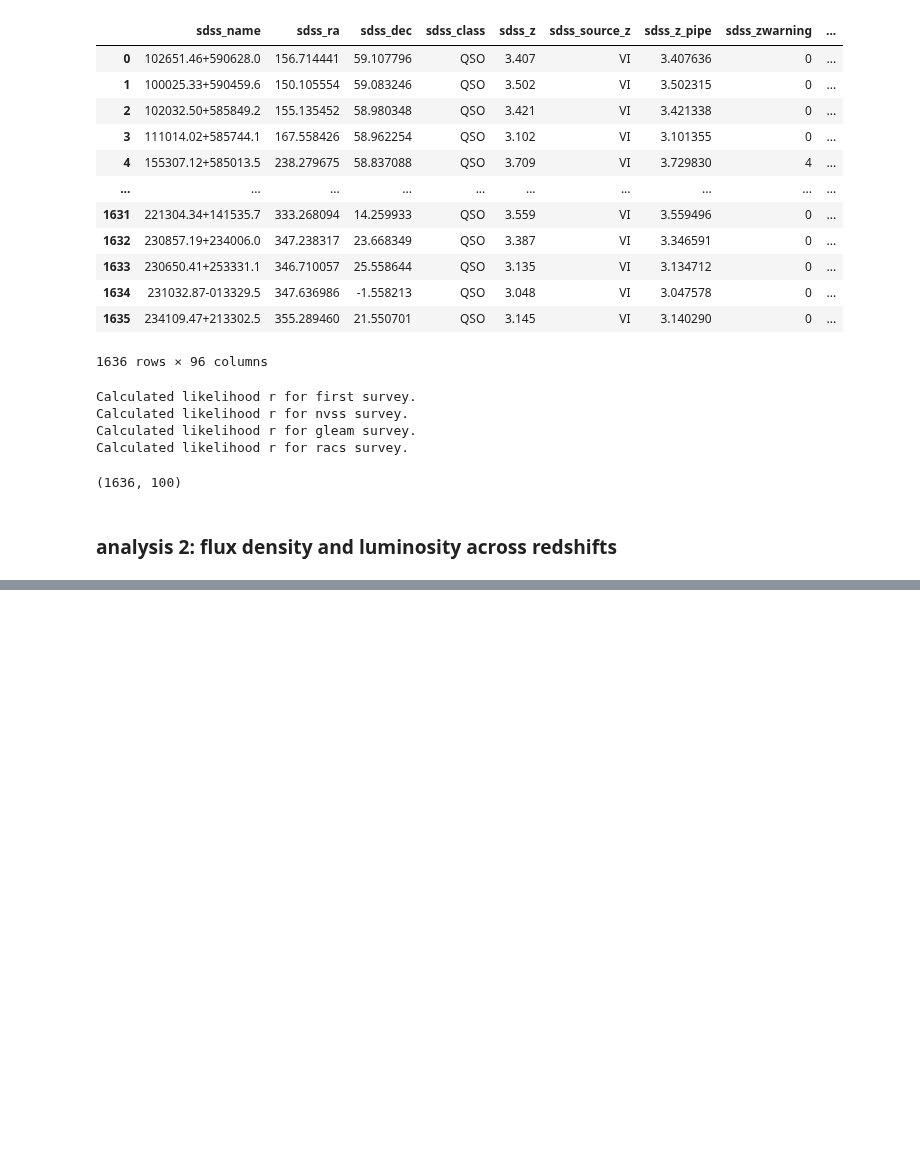
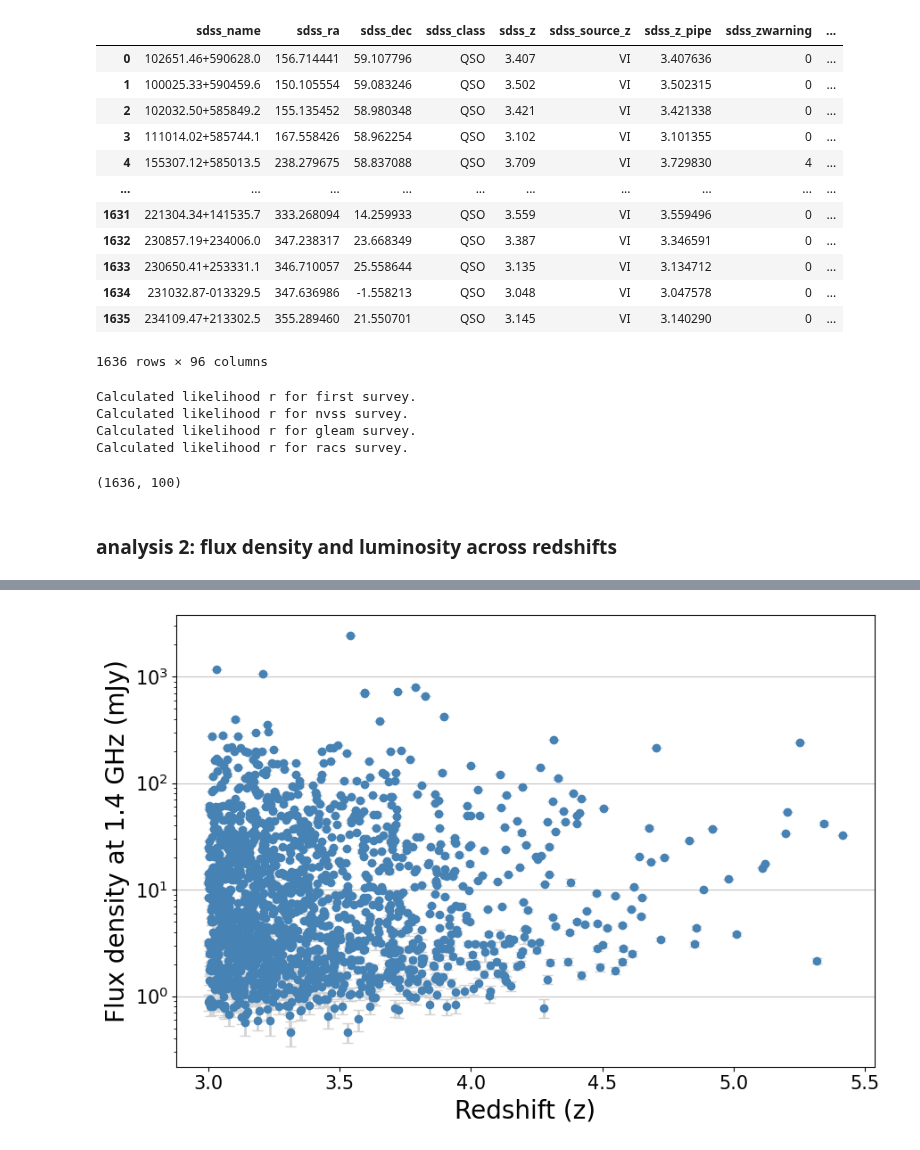
Before and after one commit to ykzhang112233/highz-catalogue, a Jupyter notebook: scripts/0-result_analysis_after.ipynb, the cells around one changed output, grey strips where cells are left out. Saved outputs shown, nothing was run; the diff lists cells and outputs as text; code cells hidden in the pictures; blank space fills up the shorter version.

```diff
--- a/scripts/0-result_analysis_after.ipynb
+++ b/scripts/0-result_analysis_after.ipynb
@@ -315,0 +347,6 @@ def make_likeli_plot(survey = 'first',
+# %%
+# start from z= 3 and ends at z= 7.2, bin width is 0.2
+flux_data_L = df_good[(df_good['FIRST'].notna()) | (df_good['NVSS'].notna())]
+flux_data1 = flux_data_L[['FIRST','Fint_first','Rms_first']].copy()
+flux_data2 = flux_data_L[['NVSS','S1.4_nvss','e_S1.4_nvss']].copy()
+flux_data_L
@@ -315,0 +368,3 @@ def make_likeli_plot(survey = 'first',
+# %%
+df_data = select_ldata(flux_data_L, method='first')
+df_data
@@ -315,0 +385,21 @@ def make_likeli_plot(survey = 'first',
+# %%
+from matplotlib import pyplot as plt
+
+#draw the hitogram figure for redshift distribution
+plt.figure(figsize=(9, 6))
+
+plt.errorbar(df_data['sdss_z' \
+''], df_data['L_flux'], yerr=df_data['L_flux_err'], fmt='o', color='steelblue', ecolor='lightgray', elinewidth=2, capsize=4, label='Flux at 1.4 GHz')
+# plt.legend(loc='upper right',fontsize=12)
+# plt.title('Redshift Distribution', fontsize=20)
+plt.xlabel('Redshift (z)', fontsize=20)
+plt.ylabel('Flux density at 1.4 GHz (mJy)', fontsize=20)
+plt.tick_params(axis='both', which='major', labelsize=15)
+plt.grid(axis='y', alpha=0.75)
+# using log scale for y-axis
+plt.yscale('log')
+plt.tight_layout()
+plt.savefig('flux_vs_redshift.pdf', format='pdf',  dpi=300)
+plt.show()
+# %% [output]
+[figure, added]
```
Also changed, not shown: parts of 4 cells of this notebook.
